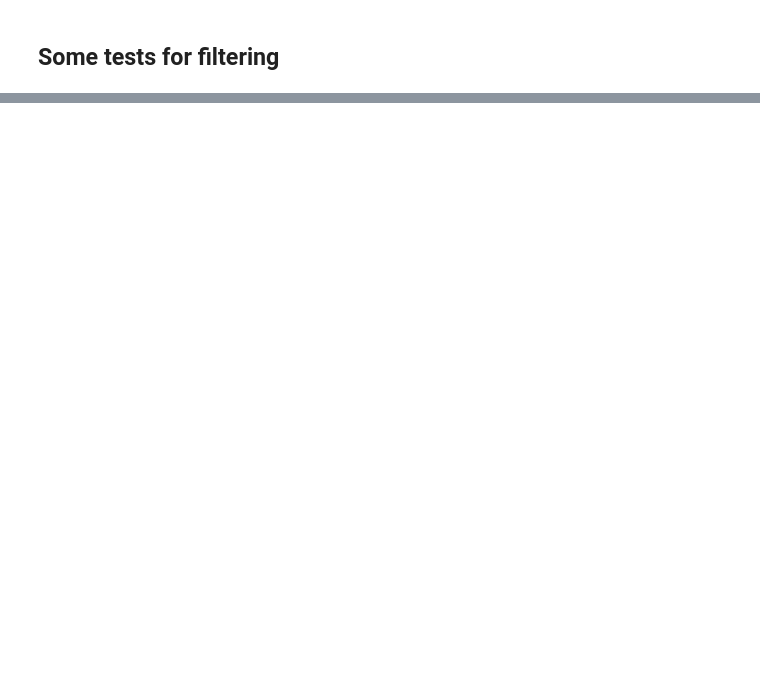
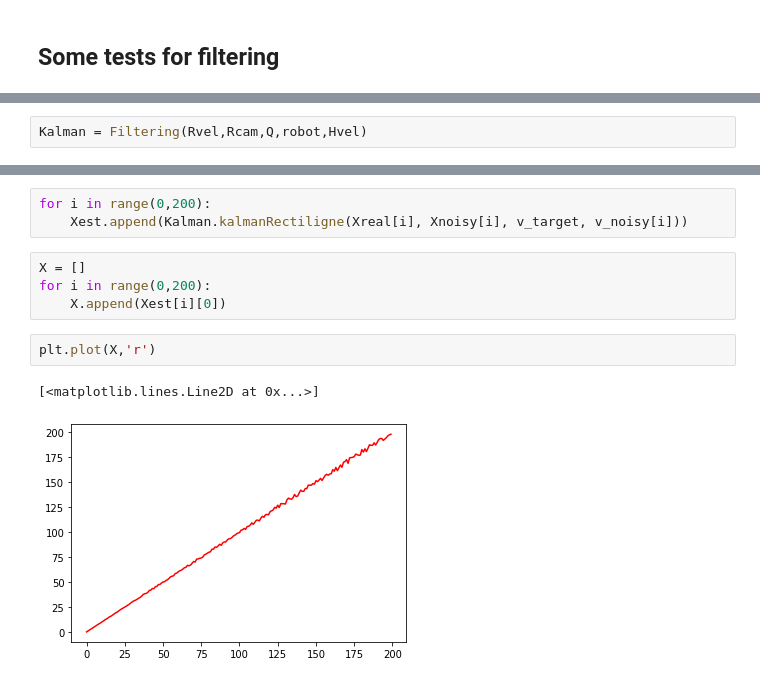
Before and after one commit to Fllask/Mobile_Robotics, a Jupyter notebook: Functions/filtering_test.ipynb, the cells around one changed output, grey strips where cells are left out. Drawn from its saved outputs; the diff is of its cells as text; blank space fills up the shorter version.

```diff
--- a/Functions/filtering_test.ipynb
+++ b/Functions/filtering_test.ipynb
@@ -19,0 +23,2 @@ AttributeError: type object 'Filtering' has no attribute 'acquireThisData'
+# %%
+Kalman = Filtering(Rvel,Rcam,Q,robot,Hvel)
@@ -19,0 +41,12 @@ AttributeError: type object 'Filtering' has no attribute 'acquireThisData'
+# %%
+for i in range(0,200):
+    Xest.append(Kalman.kalmanRectiligne(Xreal[i], Xnoisy[i], v_target, v_noisy[i]))
+# %%
+X = []
+for i in range(0,200):
+    X.append(Xest[i][0])
+# %%
+plt.plot(X,'r')
+# %% [output]
+[<matplotlib.lines.Line2D at 0x...>]
+[figure, added]
```
Also changed, not shown: parts of 6 cells of this notebook, 2 other files.
